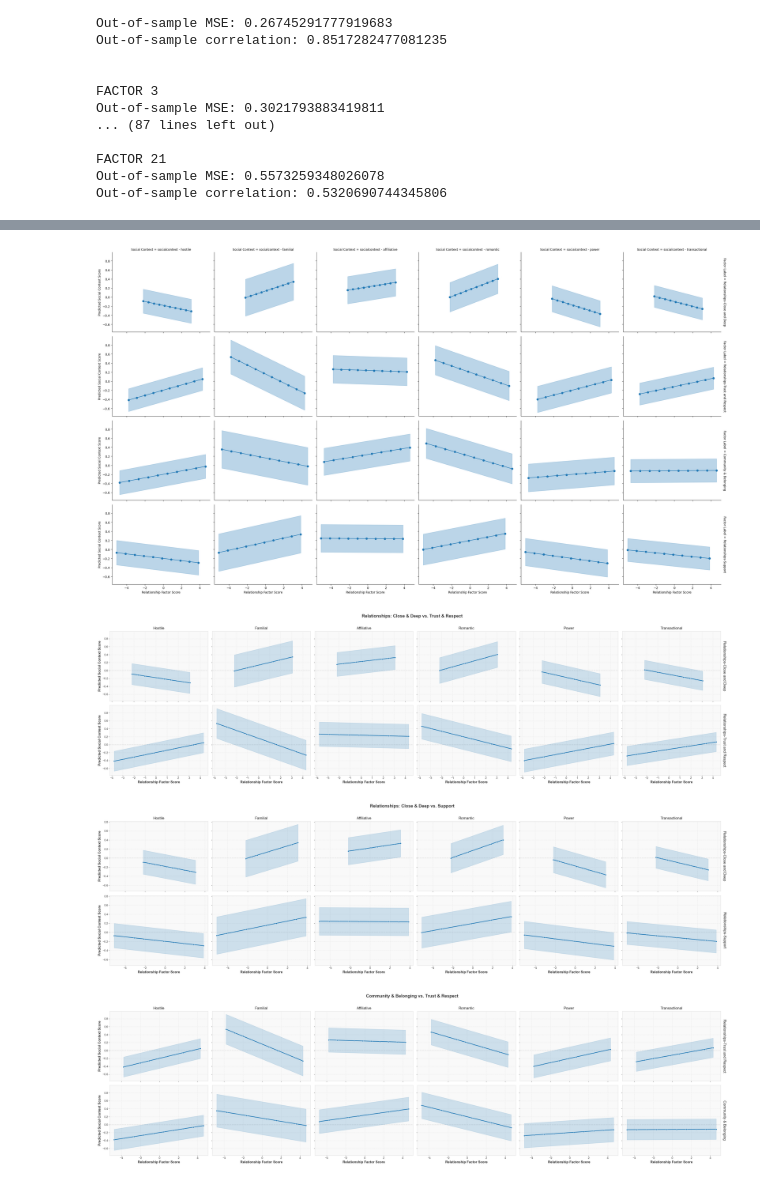
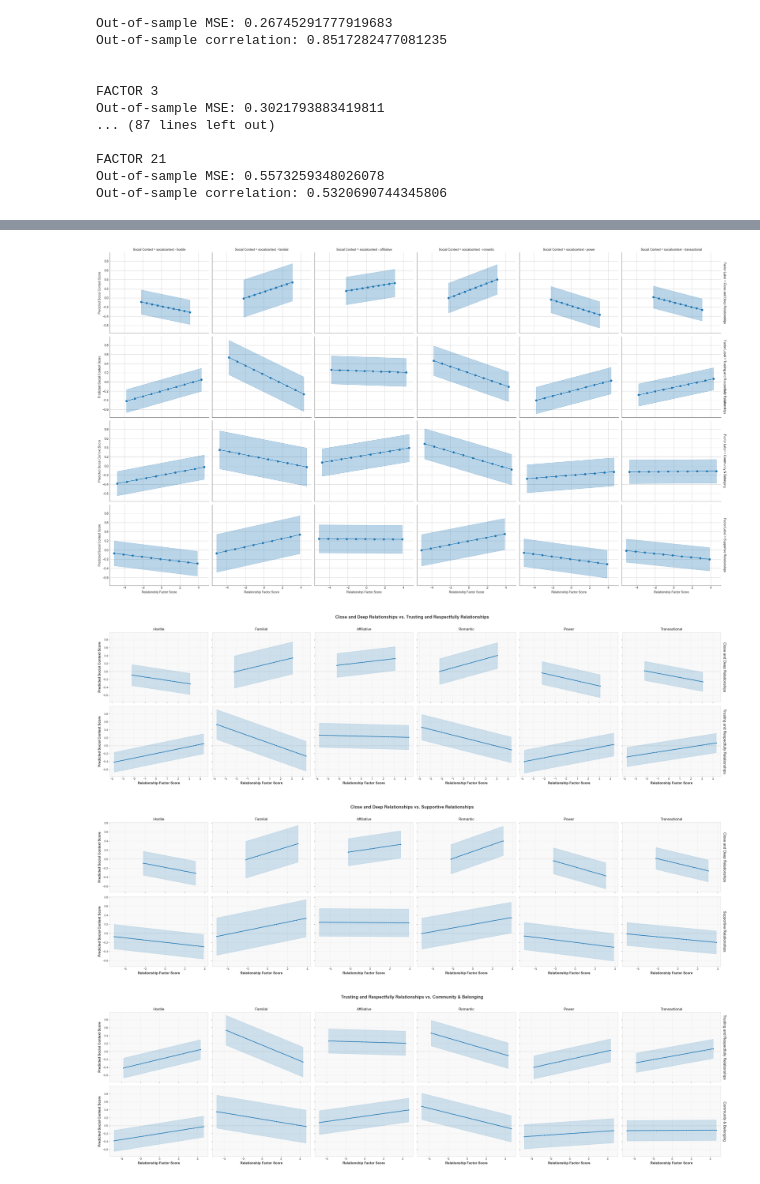
Before and after one commit to NathanSusser/HappyDB, a Jupyter notebook: situation analysis/sit_analysis.ipynb, the cells around one changed output, grey strips where cells are left out. Drawn from its saved outputs; the diff is of its cells as text; code cells hidden in the pictures.

Commit message:
better word clouds and regression plots

```diff
--- a/situation analysis/sit_analysis.ipynb
+++ b/situation analysis/sit_analysis.ipynb
@@ -32,8 +32,8 @@ correlation_results = []
 factor_label_map = {
     "Factor 1": "Positive Emotions",
     "Factor 2": "Meaning and Mastery",
-    "Factor 3": "Negative feelings toward life",
-    "Factor 4": "Relationships-Close and Deep",
+    "Factor 3": "Negative attitudes toward life",
+    "Factor 4": "Close and Deep Relationships",
     "Factor 5": "Prosocial Behavior-Empathy for suffering",
     "Factor 6": "Engagement",
     "Factor 7": "Health",
@@ -44,11 +44,11 @@ factor_label_map = {
     "Factor 12": "Negative Emotions",
     "Factor 13": "Emotional Stability",
     "Factor 14": "Loneliness/Independence",
-    "Factor 15": "Relationships-Support",
+    "Factor 15": "Supportive Relationships",
     "Factor 16": "Autonomy-Engagement",
     "Factor 17": "Life Satisfaction",
-    "Factor 18": "Relationships-Trust and Respect",
-    "Factor 19": "Negative attitudes toward self",
+    "Factor 18": "Trusting and Respectfully Relationships",
+    "Factor 19": "Negative feelings toward self",
     "Factor 20": "Optimism",
     "Factor 21": "Resilience"
 }
@@ -228,10 +224,10 @@ df_merged = pd.merge(df_main, df_other, on='hmid', how='inner')
 # Define the relationship factors of interest with human-readable labels.
 # Since these are already standardized, we use them directly.
 relationship_factors = {
-    "Relationships-Close and Deep": "Factor_4",
-    "Relationships-Trust and Respect": "Factor_18",
+    "Close and Deep Relationships": "Factor_4",
+    "Trusting and Respectfully Relationships": "Factor_18",
     "Community & Belonging": "Factor_10",
-    "Relationships-Support": "Factor_15"
+    "Supportive Relationships": "Factor_15"
 }
 
 # Define the social context variables (ensure these column names match your dataset)
@@ -342,15 +338,15 @@ g.set_titles("{row_name} — {col_name}")
 plt.tight_layout()
 plt.show()
 # %% [output]
-[figure, old version]
+[figure, new version]
 # %%
 # Define the relationship factors of interest with human-readable labels.
 # (Assuming factor scores are already standardized.)
 relationship_factors = {
-    "Relationships-Close and Deep": "Factor_4",
-    "Relationships-Trust and Respect": "Factor_18",
+    "Close and Deep Relationships": "Factor_4",
+    "Trusting and Respectfully Relationships": "Factor_18",
     "Community & Belonging": "Factor_10",
-    "Relationships-Support": "Factor_15"
+    "Supportive Relationships": "Factor_15"
 }
 
 # Define the social context variables (ensure these column names match your dataset)
@@ -449,9 +445,9 @@ def customize_subplot(ax, row_name=None):
         ax.set_facecolor('#f9f9f9')  # Very light gray background
 
 # ---------------------------
-# Plot 1: Compare Factor 4 vs. Factor 18 (updated)
+# Plot 1: Compare Close and Deep Relationships vs. Trusting and Respectfully Relationships
 # ---------------------------
-desired_factors_1 = ["Relationships-Close and Deep", "Relationships-Trust and Respect"]
+desired_factors_1 = ["Close and Deep Relationships", "Trusting and Respectfully Relationships"]
 plot_data1 = grid_data[grid_data["Factor Label"].isin(desired_factors_1)]
 
 g1 = sns.FacetGrid(
@@ -472,7 +468,7 @@ g1.map_dataframe(plot_shaded_region)
 g1.set_titles(row_template="{row_name}", col_template="{col_name}", size=12)
 
 # Add an overall title to the figure
-g1.fig.suptitle('Relationships: Close & Deep vs. Trust & Respect',
+g1.fig.suptitle('Close and Deep Relationships vs. Trusting and Respectfully Relationships',
                fontsize=14, y=1.02, fontweight='bold', color='#333333')
 
 # Customize each subplot
@@ -491,9 +487,9 @@ plt.show()
 
 
 # ---------------------------
-# Plot 2: Compare Factor 4 vs. Factor 15 (updated)
+# Plot 2: Compare Close and Deep Relationships vs. Supportive Relationships
 # ---------------------------
-desired_factors_2 = ["Relationships-Close and Deep", "Relationships-Support"]
+desired_factors_2 = ["Close and Deep Relationships", "Supportive Relationships"]
 plot_data2 = grid_data[grid_data["Factor Label"].isin(desired_factors_2)]
 g2 = sns.FacetGrid(
     plot_data2,
@@ -510,7 +506,7 @@ g2.map_dataframe(plot_shaded_region)
 g2.set_titles(row_template="{row_name}", col_template="{col_name}", size=12)
 
 # Add an overall title
-g2.fig.suptitle('Relationships: Close & Deep vs. Support',
+g2.fig.suptitle('Close and Deep Relationships vs. Supportive Relationships',
                fontsize=14, y=1.02, fontweight='bold', color='#333333')
 
 # Customize each subplot
@@ -529,42 +525,42 @@ plt.show()
 
 
 # ---------------------------
-# Plot 3: Compare Factor 10 vs. Factor 18 (updated)
+# Plot 3: Compare Community & Belonging vs. Trusting and Respectfully Relationships
 # ---------------------------
-desired_factors_3 = ["Community & Belonging", "Relationships-Trust and Respect"]
+desired_factors_3 = ["Community & Belonging", "Trusting and Respectfully Relationships"]
 plot_data3 = grid_data[grid_data["Factor Label"].isin(desired_factors_3)]
 g3 = sns.FacetGrid(
     plot_data3,
     row="Factor Label",
     col="SC_short",
     height=3.8,
     aspect=1.25,
     margin_titles=True,
     despine=False
 )
 g3.map_dataframe(plot_shaded_region)
 
 # Set custom titles
 g3.set_titles(row_template="{row_name}", col_template="{col_name}", size=12)
 
 # Add an overall title
-g3.fig.suptitle('Community & Belonging vs. Trust & Respect',
+g3.fig.suptitle('Trusting and Respectfully Relationships vs. Community & Belonging',
                fontsize=14, y=1.02, fontweight='bold', color='#333333')
 
 # Customize each subplot
 for i, ax in enumerate(g3.axes.flatten()):
     ax.invert_yaxis()  # retain inversion if needed
     row_name = desired_factors_3[i // len(socialcontext_cols)] if i < len(g3.axes.flatten()) else None
     customize_subplot(ax, row_name)
 
 # Update axis labels
 g3.set_axis_labels("Relationship Factor Score", "Predicted Social Context Score",
                   fontsize=11, fontweight='bold', color='#333333')
 
 plt.tight_layout()
 plt.subplots_adjust(top=0.92)
 plt.show()
 # %% [output]
-[figure, old version]
+[figure, new version]
-[figure, old version]
+[figure, new version]
-[figure, old version]
+[figure, new version]
```
Also changed, not shown: parts of 2 cells of this notebook, 2 other files.
